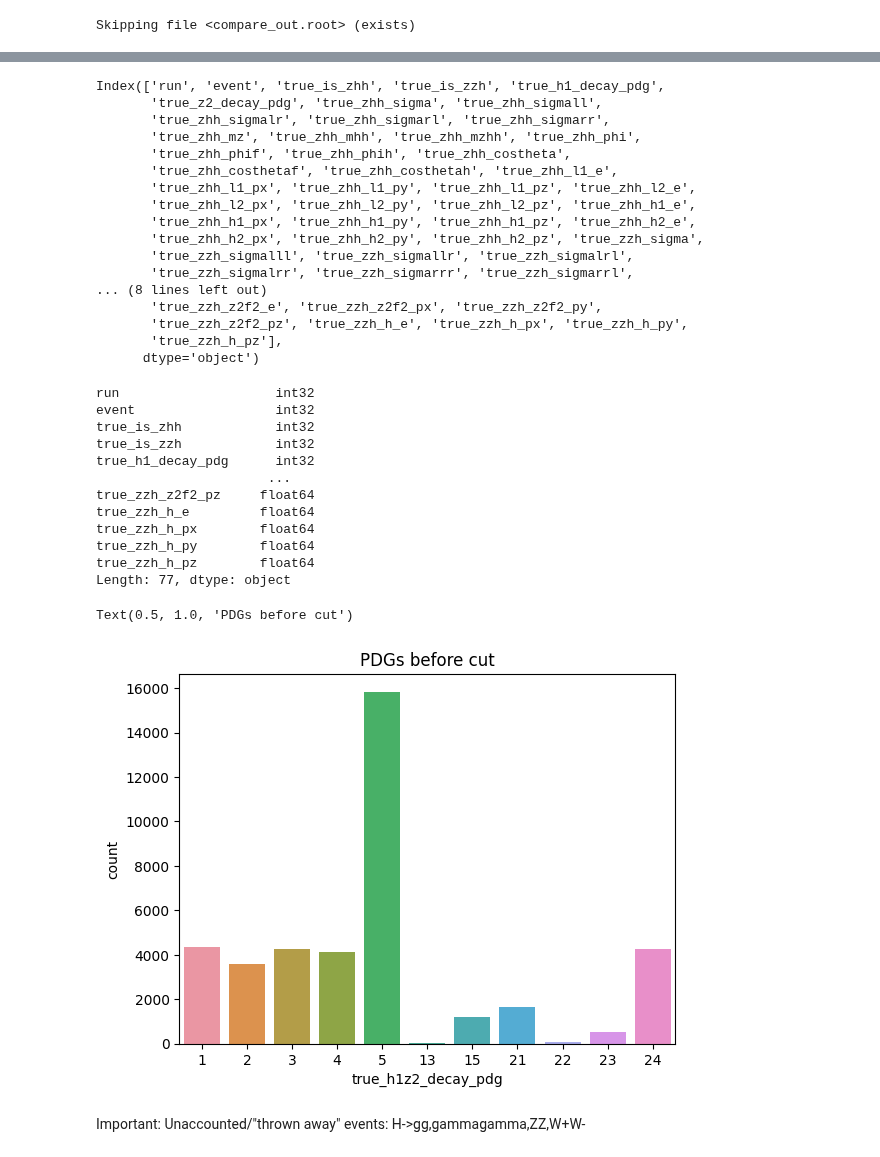
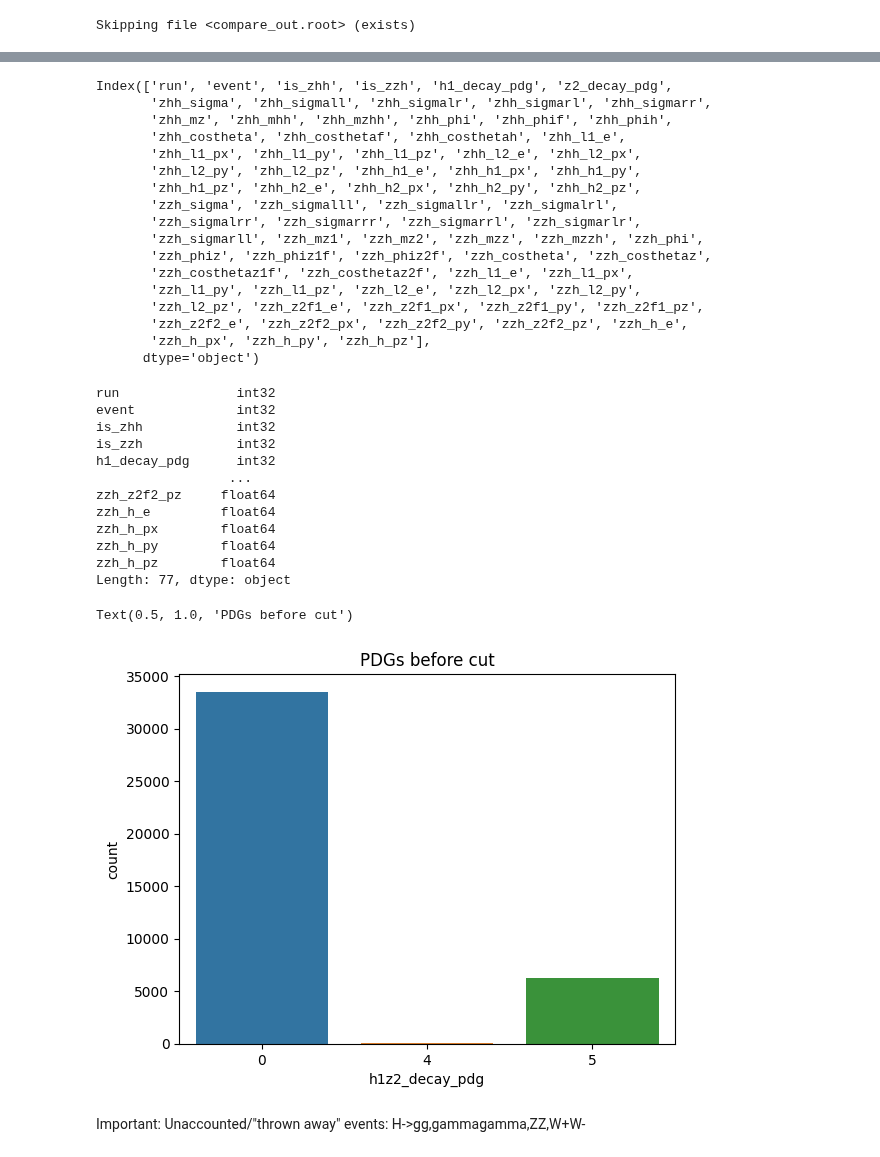
Before and after one commit to nVentis/MEM_HEP, a Jupyter notebook: view_v3.ipynb, the cells around one changed output, grey strips where cells are left out. Cells and saved outputs as stored; diff of their text form; code cells hidden in the pictures.

```diff
--- a/view_v3.ipynb
+++ b/view_v3.ipynb
@@ -86,47 +88,47 @@ b
 # %%
-data = pd.DataFrame(np.load(b[0], allow_pickle=True))
+data = pd.DataFrame(np.load(b[1], allow_pickle=True))
 data.columns
 # %% [output]
-Index(['run', 'event', 'true_is_zhh', 'true_is_zzh', 'true_h1_decay_pdg',
-       'true_z2_decay_pdg', 'true_zhh_sigma', 'true_zhh_sigmall',
-       'true_zhh_sigmalr', 'true_zhh_sigmarl', 'true_zhh_sigmarr',
-       'true_zhh_mz', 'true_zhh_mhh', 'true_zhh_mzhh', 'true_zhh_phi',
-       'true_zhh_phif', 'true_zhh_phih', 'true_zhh_costheta',
-       'true_zhh_costhetaf', 'true_zhh_costhetah', 'true_zhh_l1_e',
-       'true_zhh_l1_px', 'true_zhh_l1_py', 'true_zhh_l1_pz', 'true_zhh_l2_e',
-       'true_zhh_l2_px', 'true_zhh_l2_py', 'true_zhh_l2_pz', 'true_zhh_h1_e',
-       'true_zhh_h1_px', 'true_zhh_h1_py', 'true_zhh_h1_pz', 'true_zhh_h2_e',
-       'true_zhh_h2_px', 'true_zhh_h2_py', 'true_zhh_h2_pz', 'true_zzh_sigma',
-       'true_zzh_sigmalll', 'true_zzh_sigmallr', 'true_zzh_sigmalrl',
-       'true_zzh_sigmalrr', 'true_zzh_sigmarrr', 'true_zzh_sigmarrl',
-... (8 lines left out)
-       'true_zzh_z2f2_e', 'true_zzh_z2f2_px', 'true_zzh_z2f2_py',
-       'true_zzh_z2f2_pz', 'true_zzh_h_e', 'true_zzh_h_px', 'true_zzh_h_py',
-       'true_zzh_h_pz'],
+Index(['run', 'event', 'is_zhh', 'is_zzh', 'h1_decay_pdg', 'z2_decay_pdg',
+       'zhh_sigma', 'zhh_sigmall', 'zhh_sigmalr', 'zhh_sigmarl', 'zhh_sigmarr',
+       'zhh_mz', 'zhh_mhh', 'zhh_mzhh', 'zhh_phi', 'zhh_phif', 'zhh_phih',
+       'zhh_costheta', 'zhh_costhetaf', 'zhh_costhetah', 'zhh_l1_e',
+       'zhh_l1_px', 'zhh_l1_py', 'zhh_l1_pz', 'zhh_l2_e', 'zhh_l2_px',
+       'zhh_l2_py', 'zhh_l2_pz', 'zhh_h1_e', 'zhh_h1_px', 'zhh_h1_py',
+       'zhh_h1_pz', 'zhh_h2_e', 'zhh_h2_px', 'zhh_h2_py', 'zhh_h2_pz',
+       'zzh_sigma', 'zzh_sigmalll', 'zzh_sigmallr', 'zzh_sigmalrl',
+       'zzh_sigmalrr', 'zzh_sigmarrr', 'zzh_sigmarrl', 'zzh_sigmarlr',
+       'zzh_sigmarll', 'zzh_mz1', 'zzh_mz2', 'zzh_mzz', 'zzh_mzzh', 'zzh_phi',
+       'zzh_phiz', 'zzh_phiz1f', 'zzh_phiz2f', 'zzh_costheta', 'zzh_costhetaz',
+       'zzh_costhetaz1f', 'zzh_costhetaz2f', 'zzh_l1_e', 'zzh_l1_px',
+       'zzh_l1_py', 'zzh_l1_pz', 'zzh_l2_e', 'zzh_l2_px', 'zzh_l2_py',
+       'zzh_l2_pz', 'zzh_z2f1_e', 'zzh_z2f1_px', 'zzh_z2f1_py', 'zzh_z2f1_pz',
+       'zzh_z2f2_e', 'zzh_z2f2_px', 'zzh_z2f2_py', 'zzh_z2f2_pz', 'zzh_h_e',
+       'zzh_h_px', 'zzh_h_py', 'zzh_h_pz'],
       dtype='object')
 # %%
 data.dtypes
 # %% [output]
-run                    int32
-event                  int32
-true_is_zhh            int32
-true_is_zzh            int32
-true_h1_decay_pdg      int32
-                      ...
-true_zzh_z2f2_pz     float64
-true_zzh_h_e         float64
-true_zzh_h_px        float64
-true_zzh_h_py        float64
-true_zzh_h_pz        float64
+run               int32
+event             int32
+is_zhh            int32
+is_zzh            int32
+h1_decay_pdg      int32
+                 ...
+zzh_z2f2_pz     float64
+zzh_h_e         float64
+zzh_h_px        float64
+zzh_h_py        float64
+zzh_h_pz        float64
 Length: 77, dtype: object
 # %%
-data["true_h1z2_decay_pdg"] = data["true_h1_decay_pdg"] + data["true_z2_decay_pdg"]
+data["h1z2_decay_pdg"] = data["h1_decay_pdg"] + data["z2_decay_pdg"]
 # %%
-ax = sns.countplot(data, x="true_h1z2_decay_pdg")
+ax = sns.countplot(data, x="h1z2_decay_pdg")
 ax.set_title("PDGs before cut")
 # %% [output]
 Text(0.5, 1.0, 'PDGs before cut')
-[figure, old version]
+[figure, new version]
 # %% [markdown]
 Important: Unaccounted/"thrown away" events: H->gg,gammagamma,ZZ,W+W-
 # %%
```
Also changed, not shown: parts of 8 cells of this notebook, 4 other files.
